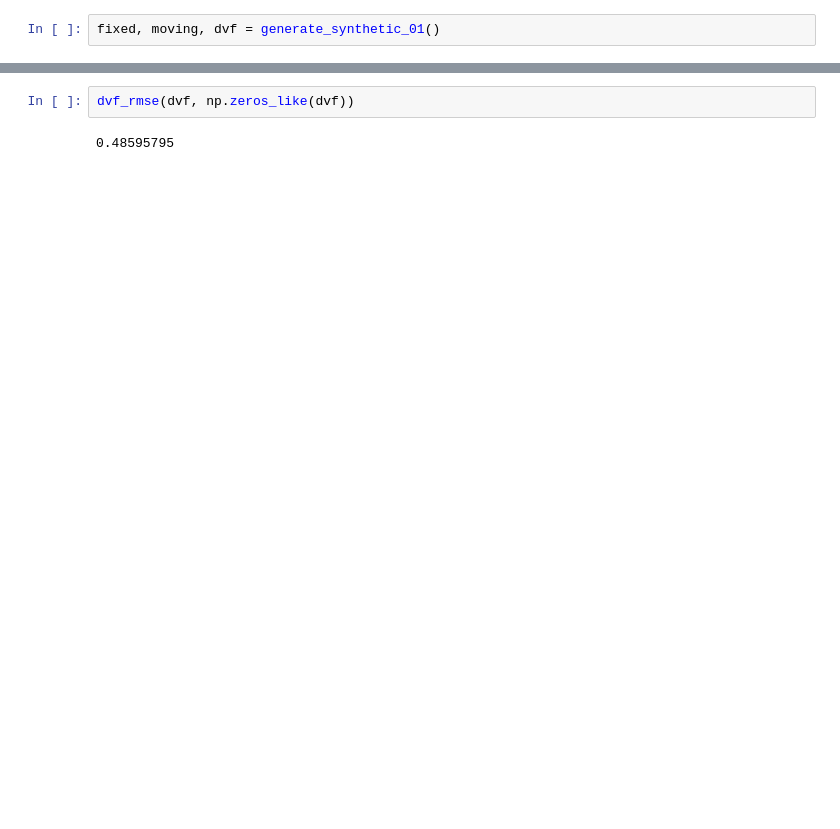
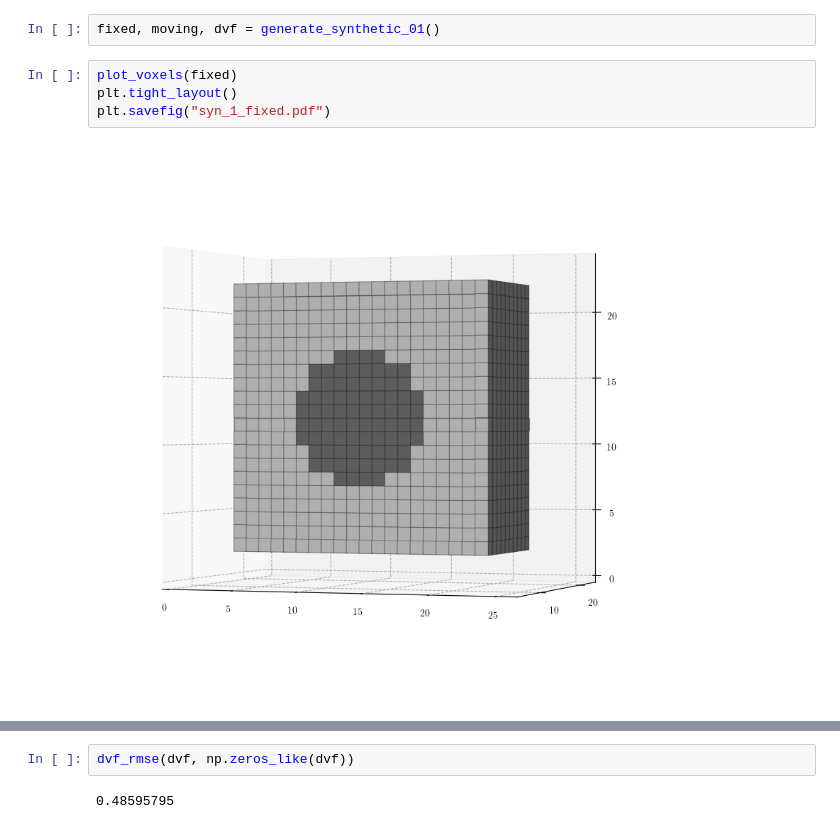
Before and after one commit to joasiee/elastix, a Jupyter notebook: experiments/notebooks/voxels.ipynb, the cells around one changed output, grey strips where cells are left out. Drawn from its saved outputs; the diff is of its cells as text; blank space fills up the shorter version.

```diff
--- a/experiments/notebooks/voxels.ipynb
+++ b/experiments/notebooks/voxels.ipynb
@@ -83,3 +84,9 @@ def generate_synthetic_01(version=2, sphere_val=100):
     return fixed, moving, dvf
 # %%
 fixed, moving, dvf = generate_synthetic_01()
+# %%
+plot_voxels(fixed)
+plt.tight_layout()
+plt.savefig("syn_1_fixed.pdf")
+# %% [output]
+[figure, added]
```
Also changed, not shown: parts of 6 cells of this notebook, 4 other files.
